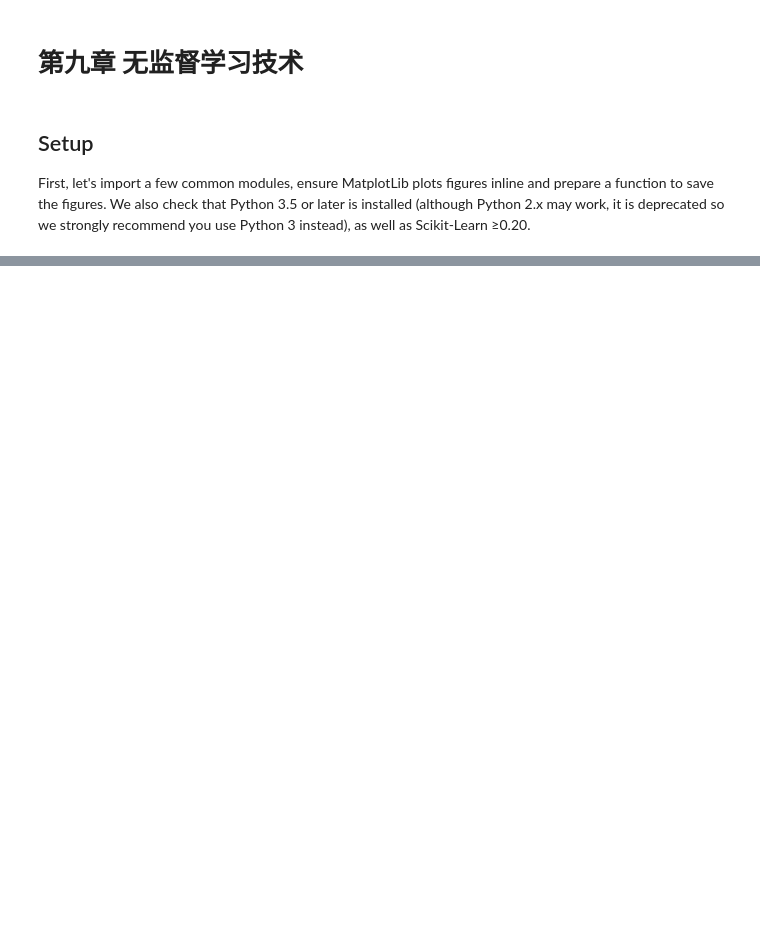
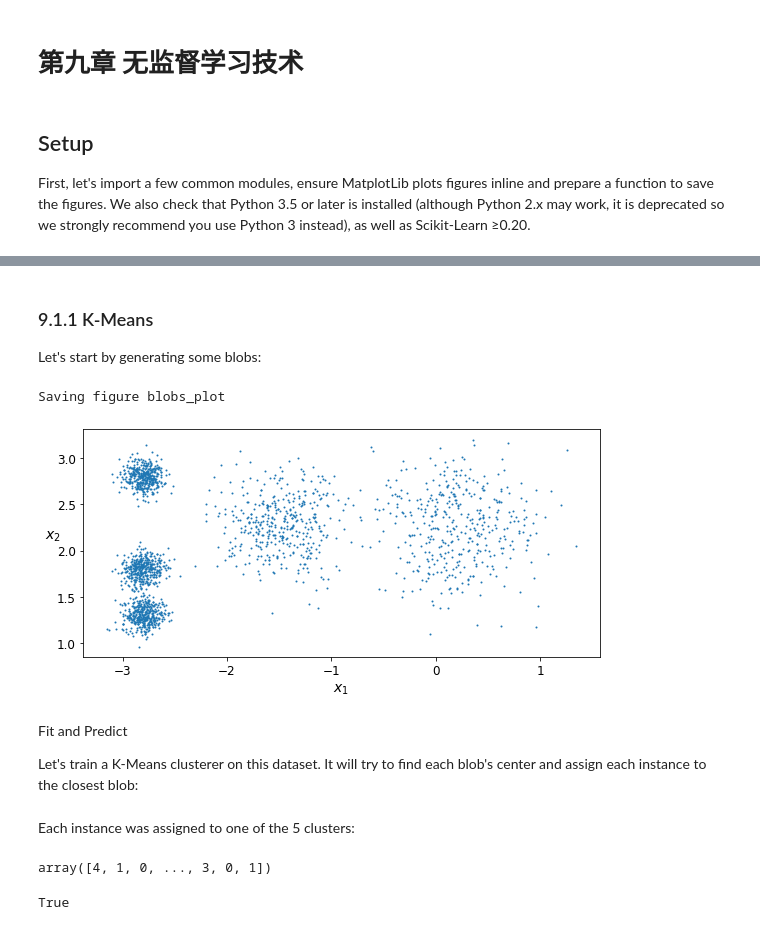
Before and after one commit to Vuean/Hands-On-ML, a Jupyter notebook: Chapter9/09_unsupervised_learning.ipynb, the cells around one changed output, grey strips where cells are left out. Cells and saved outputs as stored; diff of their text form; code cells hidden in the pictures; blank space fills up the shorter version.

```diff
--- a/Chapter9/09_unsupervised_learning.ipynb
+++ b/Chapter9/09_unsupervised_learning.ipynb
@@ -42,0 +116,4 @@ def save_fig(fig_id, tight_layout=True, fig_extension="png", resolution=300):
+# %% [markdown]
+### 9.1.1 K-Means
+
+Let's start by generating some blobs:
@@ -42,0 +122,29 @@ def save_fig(fig_id, tight_layout=True, fig_extension="png", resolution=300):
+# %%
+blob_centers = np.array(
+    [[ 0.2,  2.3],
+     [-1.5 ,  2.3],
+     [-2.8,  1.8],
+     [-2.8,  2.8],
+     [-2.8,  1.3]])
+blob_std = np.array([0.4, 0.3, 0.1, 0.1, 0.1])
+# %%
+X, y = make_blobs(n_samples=2000, centers=blob_centers,
+                  cluster_std=blob_std, random_state=7)
+# %%
+# Now let's plot them:
+def plot_clusters(X, y=None):
+    plt.scatter(X[:, 0], X[:, 1], c=y, s=1)
+    plt.xlabel("$x_1$", fontsize=14)
+    plt.ylabel("$x_2$", fontsize=14, rotation=0)
+# %%
+plt.figure(figsize=(8, 4))
+plot_clusters(X)
+save_fig("blobs_plot")
+plt.show()
+# %% [output]
+Saving figure blobs_plot
+[figure, added]
+# %% [markdown]
+Fit and Predict
+
+Let's train a K-Means clusterer on this dataset. It will try to find each blob's center and assign each instance to the closest blob:
@@ -42,0 +157,10 @@ def save_fig(fig_id, tight_layout=True, fig_extension="png", resolution=300):
+# %% [markdown]
+Each instance was assigned to one of the 5 clusters:
+# %%
+y_pred
+# %% [output]
+array([4, 1, 0, ..., 3, 0, 1])
+# %%
+y_pred is kmeans.labels_
+# %% [output]
+True
```
Also changed, not shown: parts of 26 cells of this notebook, 8 other files.
